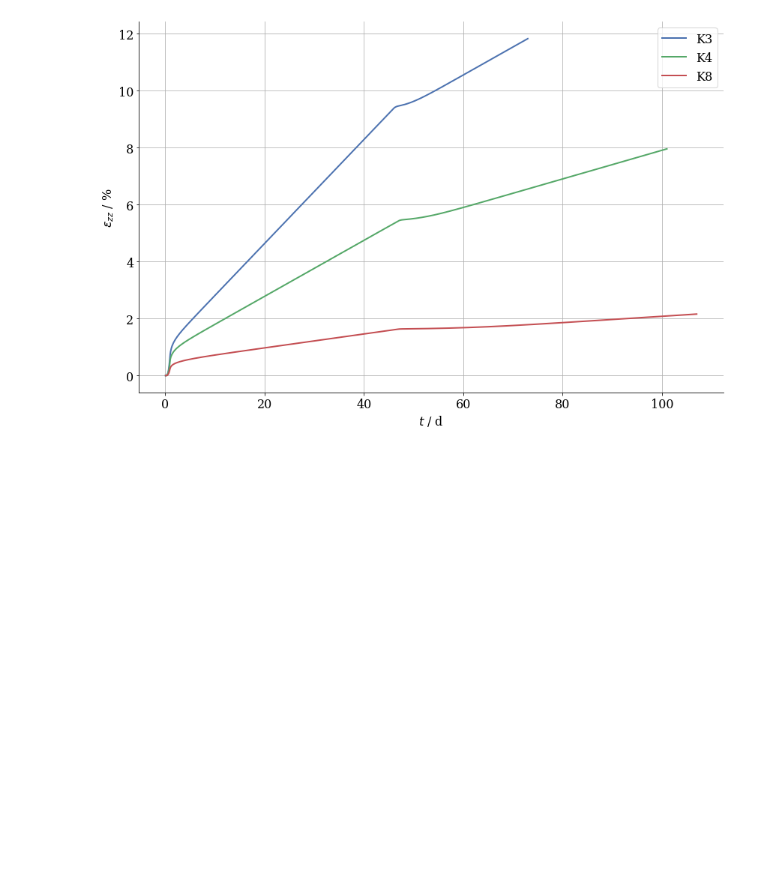
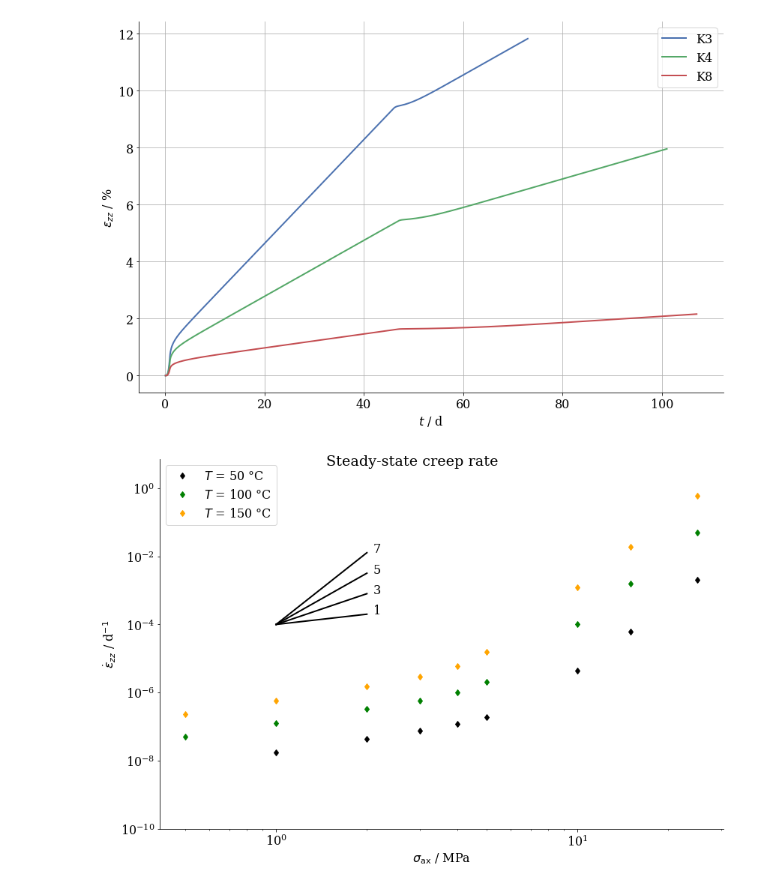
Before and after one commit to nagelt/MechanicsTrainingCourse2020, a Jupyter notebook: MFront/GS.ipynb, the cells around one changed output. Drawn from its saved outputs; the diff is of its cells as text; code cells hidden in the pictures; blank space fills up the shorter version.

```diff
--- a/MFront/GS.ipynb
+++ b/MFront/GS.ipynb
@@ -387,7 +389,7 @@ def run_stress_effect_sim(t_discrete, sax, T):
     m.setMaterialProperty('PrimaryPowerLawFactor', Ap)
     m.setMaterialProperty('PrimaryPowerLawExponent', npe)
     m.setMaterialProperty('SecondaryPowerLawFactor1', As1)
-    m.setMaterialProperty('SecondaryPowerLawExponent1', ns1)
+    m.setMaterialProperty('SecondaryPowerLawExponent1', ns1/2)
     m.setMaterialProperty('SecondaryActivationEnergy1', Q1)
     m.setMaterialProperty('SecondaryPowerLawFactor2', As2)
     m.setMaterialProperty('SecondaryPowerLawExponent2', ns2)
@@ -410,23 +412,36 @@ def run_stress_effect_sim(t_discrete, sax, T):
     return numerical, prev
 # %%
 #HIDDEN
-#times = np.linspace(0,100,1000)
-#sax = [0.1,0.5,1,2,3,4,5,10,15,25]
-#temps = [20,50,100]
-#cols = ['black','green','orange','red']
-#fig,ax = plt.subplots(figsize=(12,8))
-#for s in sax:
-#    for i,T in enumerate(temps):
-#        eps1, eps0 = run_stress_effect_sim(times,s,T+273.15)
-#        dot_eps_av = (eps1[-1]-eps0[-1])/(times[-1] - times[-2])
-#        if s == sax[0]:
-#            ax.plot(s,dot_eps_av,label='$T$ = %i °C' %T, ls='', marker='d',color=cols[i])
-#        else:
-#            ax.plot(s,dot_eps_av, ls='', marker='d',color=cols[i])
-#ax.set_xlabel('$\\sigma_\\mathrm{ax}$ / MPa')
-#ax.set_ylabel('$\\dot{\\epsilon}_{zz}$ / d$^{-1}$')
-#ax.set_xscale('log')
-#ax.set_yscale('log')
-#fig.tight_layout();
-#fig.suptitle('Steady-state creep rate')
-#ax.legend();
+times = np.linspace(0,10000,1000)
+sax = [0.5,1,2,3,4,5,10,15,25]
+temps = [50,100,150]
+cols = ['black','green','orange','red']
+fig,ax = plt.subplots(figsize=(12,8))
+for s in sax:
+    for i,T in enumerate(temps):
+        eps1, eps0 = run_stress_effect_sim(times,s,T+273.15)
+        dot_eps_av = (eps1[-1]-eps0[-1])/(times[-1] - times[-2])
+        if s == sax[0]:
+            ax.plot(s,dot_eps_av,label='$T$ = %i °C' %T, ls='', marker='d',color=cols[i])
+        else:
+            ax.plot(s,dot_eps_av, ls='', marker='d',color=cols[i])
+
+ax.plot([1,2],[1e-4,128e-4],ls='-',color='black')#7
+ax.plot([1,2],[1e-4,32e-4],ls='-',color='black')#5
+ax.plot([1,2],[1e-4,8e-4],ls='-',color='black')#3
+ax.plot([1,2],[1e-4,2e-4],ls='-',color='black')#1
+ax.text(2.1,128e-4,'7')
+ax.text(2.1,32e-4,'5')
+ax.text(2.1,8e-4,'3')
+ax.text(2.1,2e-4,'1')
+
+ax.set_xlabel('$\\sigma_\\mathrm{ax}$ / MPa')
+ax.set_ylabel('$\\dot{\\epsilon}_{zz}$ / d$^{-1}$')
+ax.set_xscale('log')
+ax.set_yscale('log')
+ax.set_ylim(bottom=1e-10)
+fig.tight_layout();
+fig.suptitle('Steady-state creep rate')
+ax.legend();
+# %% [output]
+[figure, added]
```
Also changed, not shown: parts of 1 cell of this notebook, 2 other files.
